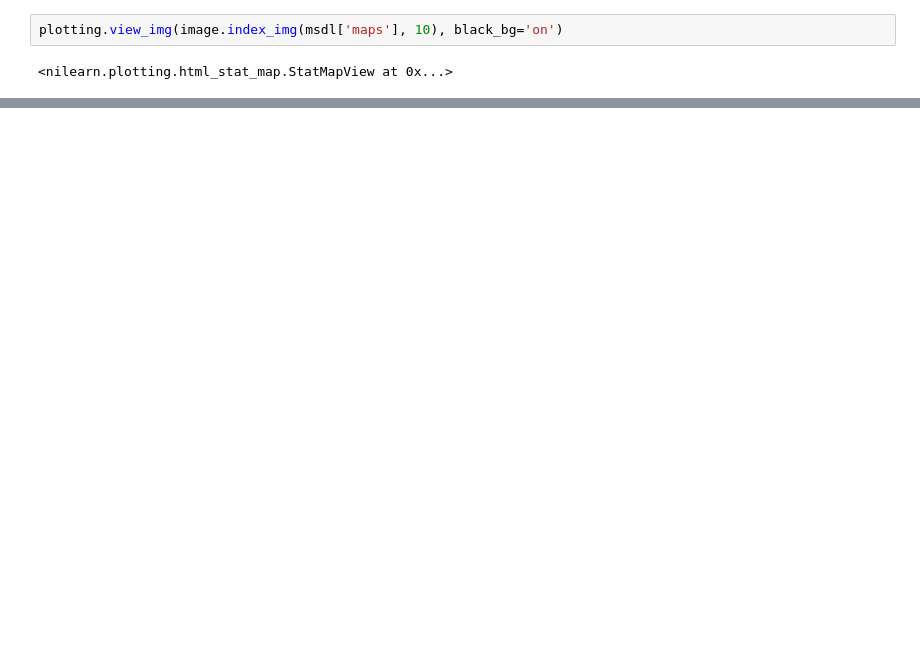
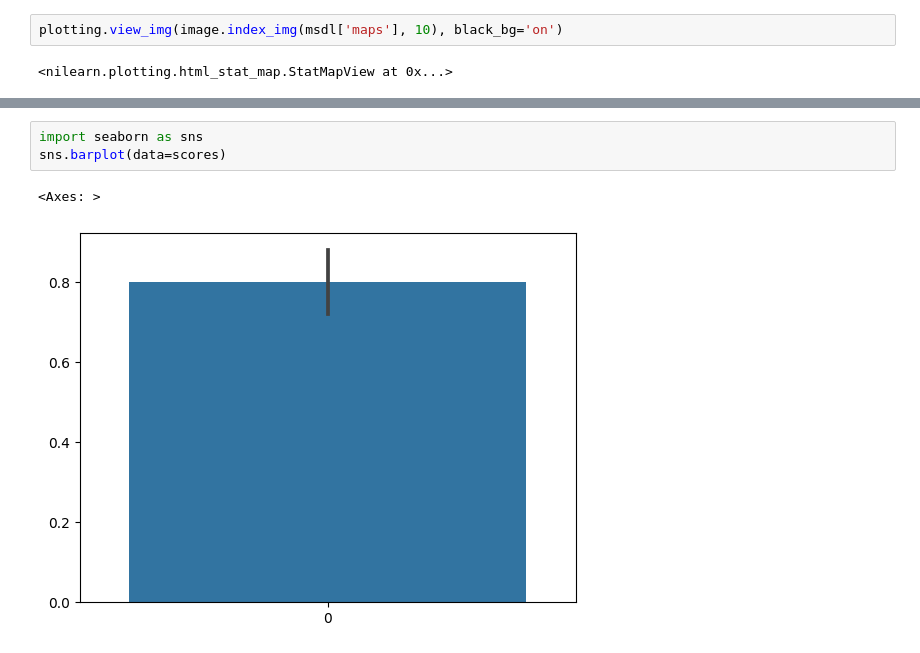
Before and after one commit to WMDA/socio-emotion-cognition, a Jupyter notebook: resting/view_output/testing_workflow.ipynb, the cells around one changed output, grey strips where cells are left out. Cells and saved outputs as stored; diff of their text form; blank space fills up the shorter version.

```diff
--- a/resting/view_output/building_msdl_atlas.ipynb
+++ b/resting/view_output/testing_workflow.ipynb
@@ -85,0 +155,6 @@ ValueError: Tangent space parametrization can only be applied to a group of subj
+# %%
+import seaborn as sns
+sns.barplot(data=scores)
+# %% [output]
+<Axes: >
+[figure, added]
```
Also changed, not shown: parts of 30 cells of this notebook.
